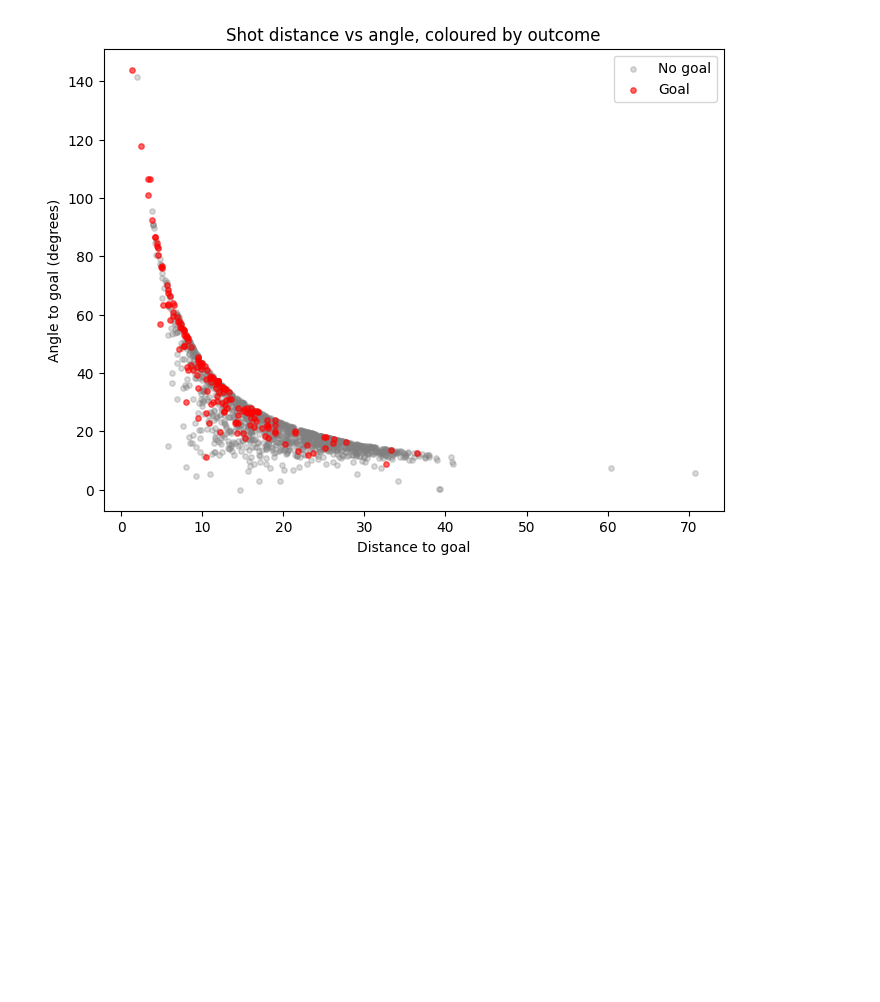
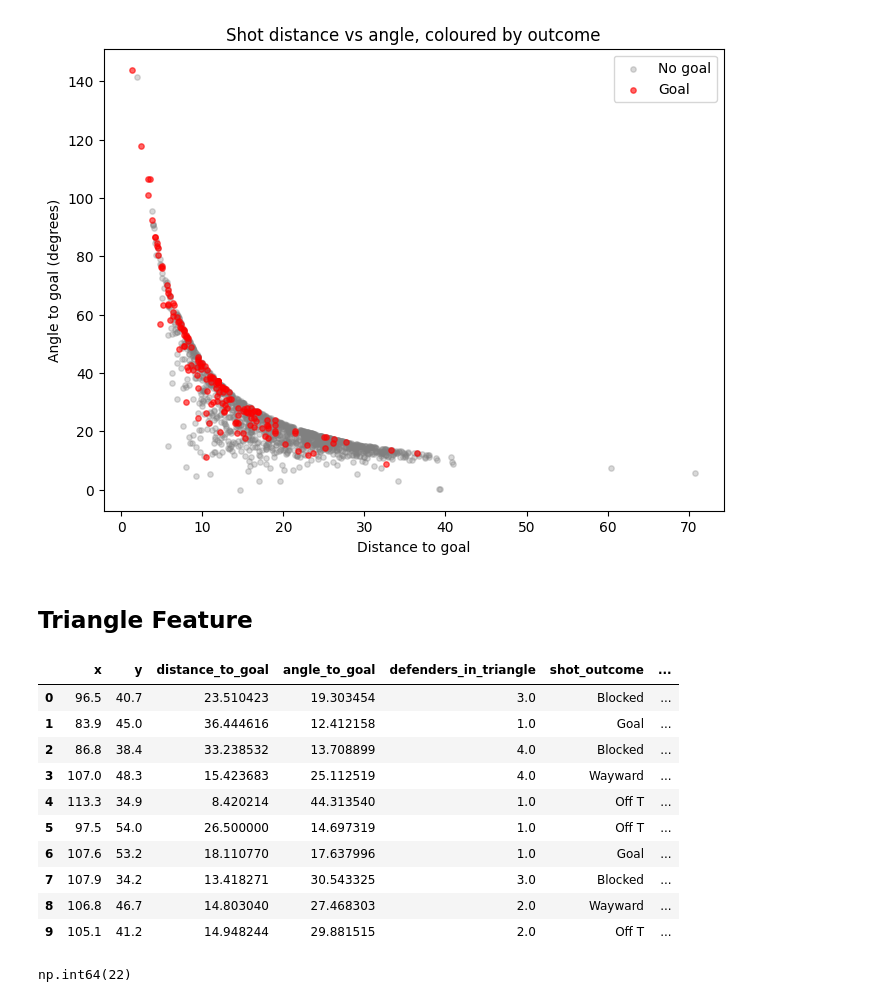
Before and after one commit to chidianagu/xg-model, a Jupyter notebook: notebooks/01_data_exploration.ipynb, the cells around one changed output. Cells and saved outputs as stored; diff of their text form; code cells hidden in the pictures; blank space fills up the shorter version.

```diff
--- a/notebooks/01_data_exploration.ipynb
+++ b/notebooks/01_data_exploration.ipynb
@@ -600,3 +604,67 @@ ax.legend()
 plt.show()
 # %% [output]
 [figure]
+# %% [markdown]
+## Triangle Feature
+# %%
+def sign(p1, p2, p3):
+    return (p1[0] - p3[0]) * (p2[1] - p3[1]) - (p2[0] - p3[0]) * (p1[1] - p3[1])
+
+def point_in_triangle(p, a, b, c):
+    """Return True if point p lies inside the triangle defined by a, b, c."""
+    d1 = sign(p, a, b)
+    d2 = sign(p, b, c)
+    d3 = sign(p, c, a)
+
+    has_neg = (d1 < 0) or (d2 < 0) or (d3 < 0)
+    has_pos = (d1 > 0) or (d2 > 0) or (d3 > 0)
+
+    return not (has_neg and has_pos)
+# %%
+def count_defenders_in_triangle(shot_location, freeze_frame):
+    """
+    Count opposition players positioned inside the triangle formed by
+    the shot location and the two goalposts.
+    """
+    if not isinstance(freeze_frame, list):
+        return np.nan  # no freeze frame data available for this shot
+
+    post1 = (120, 36)
+    post2 = (120, 44)
+
+    count = 0
+    for player in freeze_frame:
+        if not player['teammate']:  # only count opposition players
+            loc = player['location']
+            if point_in_triangle(loc, shot_location, post1, post2):
+                count += 1
+
+    return count
+# %%
+# Applying to DataFrame
+
+shots['defenders_in_triangle'] = shots.apply(
+    lambda row: count_defenders_in_triangle(row['location'], row['shot_freeze_frame']),
+    axis=1
+)
+
+shots[['x', 'y', 'distance_to_goal', 'angle_to_goal', 'defenders_in_triangle',
+       'shot_outcome', 'shot_statsbomb_xg']].head(10)
+# %% [output]
+|  | x | y | distance_to_goal | angle_to_goal | defenders_in_triangle | shot_outcome | ... |
+| 0 | 96.5 | 40.7 | 23.510423 | 19.303454 | 3.0 | Blocked | ... |
+| 1 | 83.9 | 45.0 | 36.444616 | 12.412158 | 1.0 | Goal | ... |
+| 2 | 86.8 | 38.4 | 33.238532 | 13.708899 | 4.0 | Blocked | ... |
+| 3 | 107.0 | 48.3 | 15.423683 | 25.112519 | 4.0 | Wayward | ... |
+| 4 | 113.3 | 34.9 | 8.420214 | 44.313540 | 1.0 | Off T | ... |
+| 5 | 97.5 | 54.0 | 26.500000 | 14.697319 | 1.0 | Off T | ... |
+| 6 | 107.6 | 53.2 | 18.110770 | 17.637996 | 1.0 | Goal | ... |
+| 7 | 107.9 | 34.2 | 13.418271 | 30.543325 | 3.0 | Blocked | ... |
+| 8 | 106.8 | 46.7 | 14.803040 | 27.468303 | 2.0 | Wayward | ... |
+| 9 | 105.1 | 41.2 | 14.948244 | 29.881515 | 2.0 | Off T | ... |
+# %%
+# Check how many shots got NaN value
+
+shots['defenders_in_triangle'].isna().sum()
+# %% [output]
+np.int64(22)
```
Also changed, not shown: parts of 43 cells of this notebook, 3 other files.
